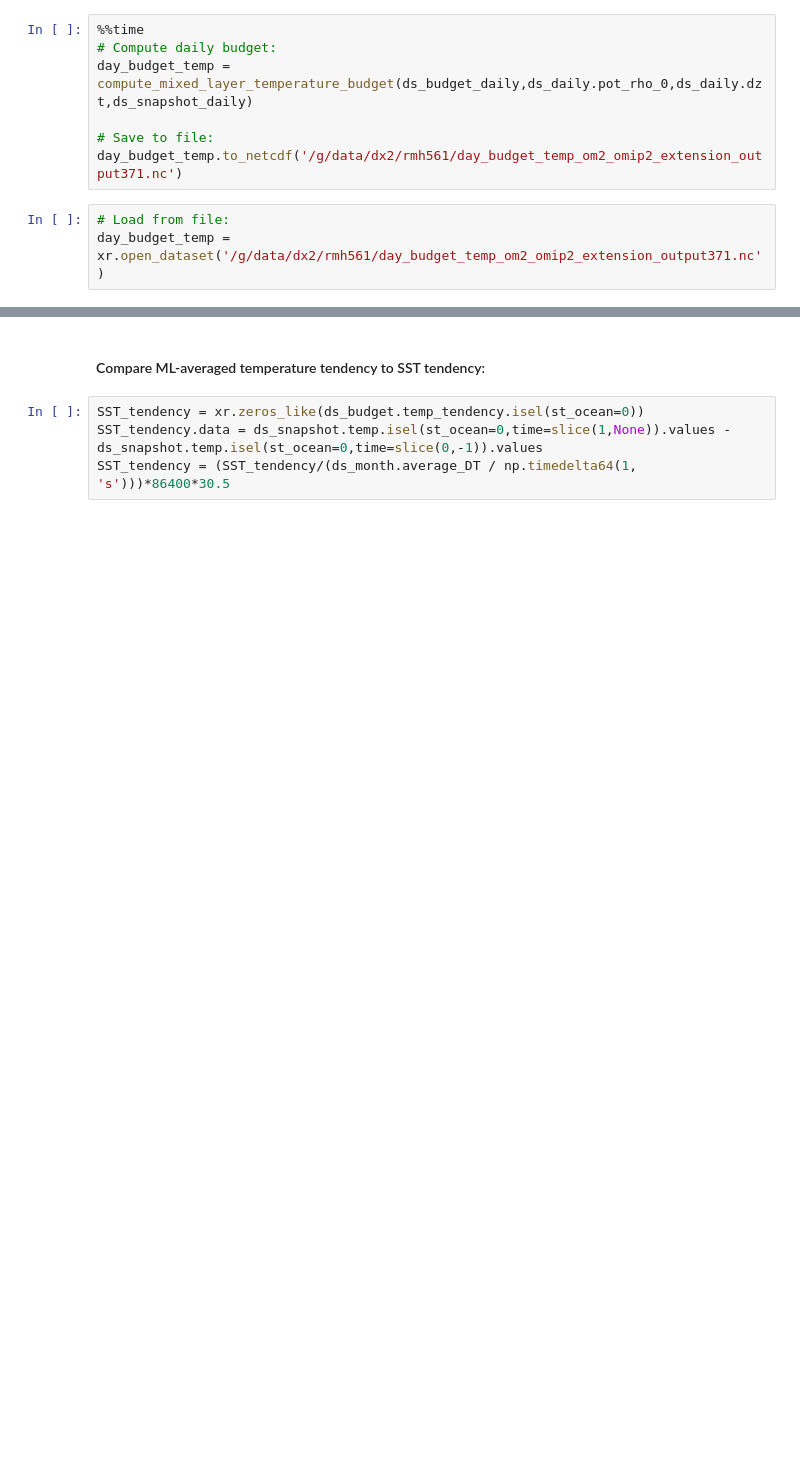
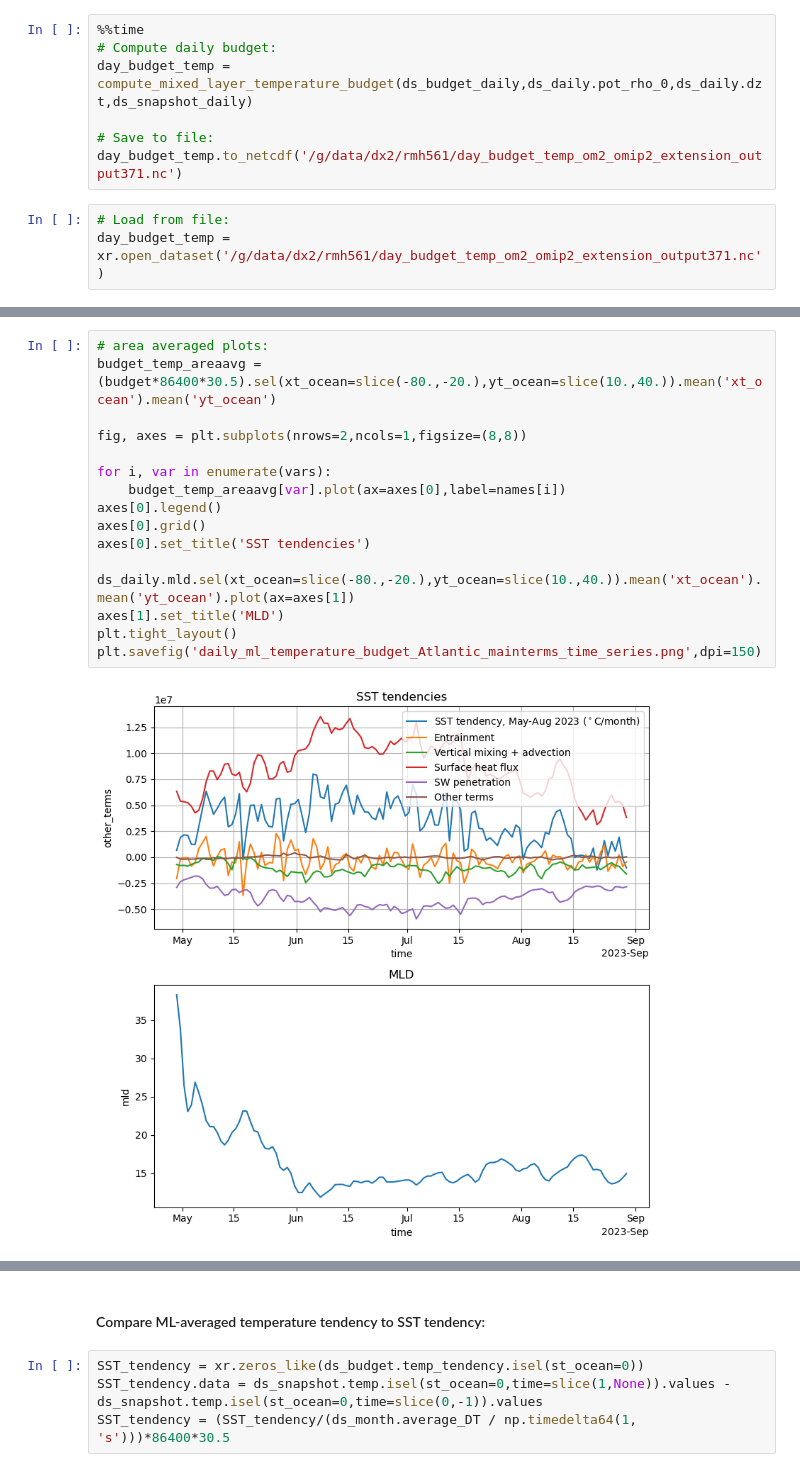
Before and after one commit to rmholmes/access-om2-sst-budget, a Jupyter notebook: Mixed_Layer_Heat_Budget_ACCESS-OM2.ipynb, the cells around one changed output, grey strips where cells are left out. Cells and saved outputs as stored; diff of their text form; blank space fills up the shorter version.

```diff
--- a/Mixed_Layer_Heat_Budget_ACCESS-OM2.ipynb
+++ b/Mixed_Layer_Heat_Budget_ACCESS-OM2.ipynb
@@ -192,0 +261,18 @@ day_budget_temp = day_budget_temp.resample(time='1M').mean().isel(time=slice(1,N
+# %%
+# area averaged plots:
+budget_temp_areaavg = (budget*86400*30.5).sel(xt_ocean=slice(-80.,-20.),yt_ocean=slice(10.,40.)).mean('xt_ocean').mean('yt_ocean')
+
+fig, axes = plt.subplots(nrows=2,ncols=1,figsize=(8,8))
+
+for i, var in enumerate(vars):
+    budget_temp_areaavg[var].plot(ax=axes[0],label=names[i])
+axes[0].legend()
+axes[0].grid()
+axes[0].set_title('SST tendencies')
+
+ds_daily.mld.sel(xt_ocean=slice(-80.,-20.),yt_ocean=slice(10.,40.)).mean('xt_ocean').mean('yt_ocean').plot(ax=axes[1])
+axes[1].set_title('MLD')
+plt.tight_layout()
+plt.savefig('daily_ml_temperature_budget_Atlantic_mainterms_time_series.png',dpi=150)
+# %% [output]
+[figure, added]
```
Also changed, not shown: parts of 21 cells of this notebook, 12 other files.
